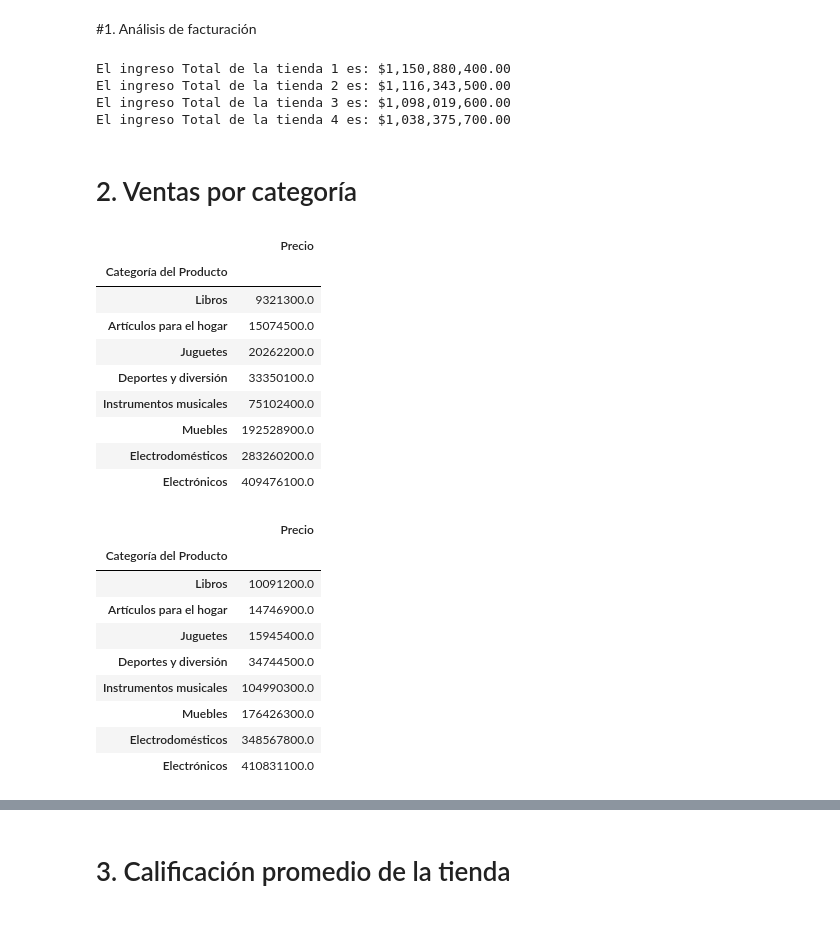
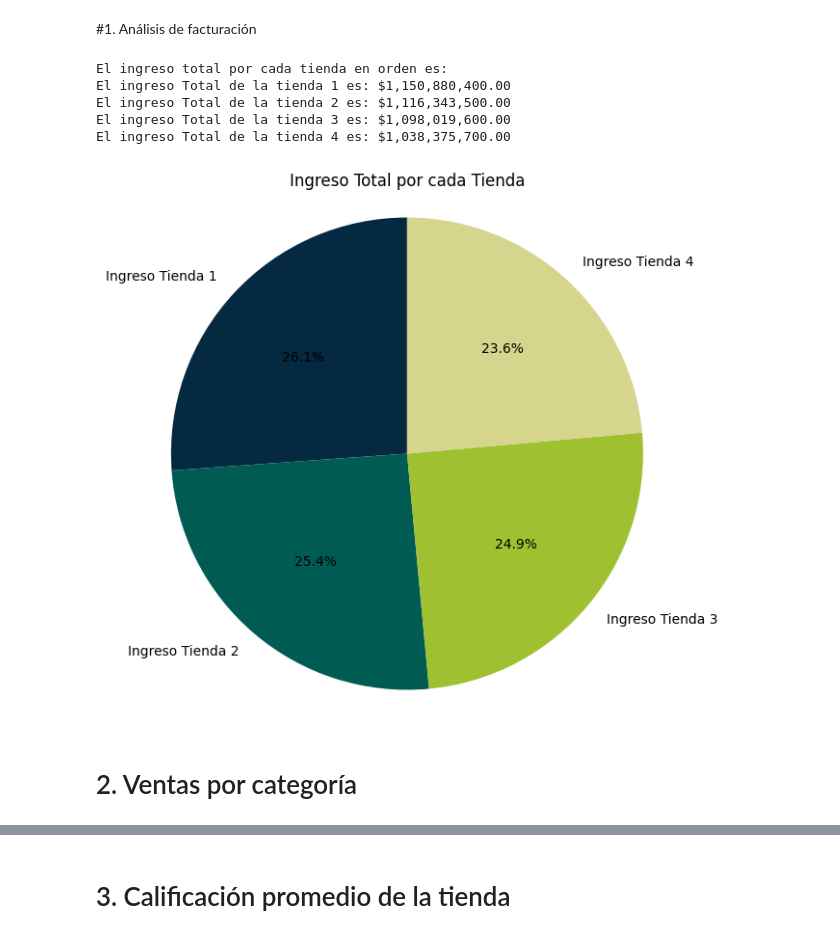
Before and after one commit to Luis-stack-create/challenge-data-science, a Jupyter notebook: Challengue_data_science.ipynb, the cells around one changed output, grey strips where cells are left out. Cells and saved outputs as stored; diff of their text form; code cells hidden in the pictures.

```diff
--- a/Challengue_data_science.ipynb
+++ b/Challengue_data_science.ipynb
@@ -120,43 +120,30 @@ ingreso_total_tienda1=tienda1['Precio'].sum()
 ingreso_total_tienda2=tienda2['Precio'].sum()
 ingreso_total_tienda3=tienda3['Precio'].sum()
 ingreso_total_tienda4=tienda4['Precio'].sum()
+print("El ingreso total por cada tienda en orden es:")
 print(f"El ingreso Total de la tienda 1 es: ${ingreso_total_tienda1:,.2f}")
 print(f"El ingreso Total de la tienda 2 es: ${ingreso_total_tienda2:,.2f}")
 print(f"El ingreso Total de la tienda 3 es: ${ingreso_total_tienda3:,.2f}")
 print(f"El ingreso Total de la tienda 4 es: ${ingreso_total_tienda4:,.2f}")
 # %% [output]
+El ingreso total por cada tienda en orden es:
 El ingreso Total de la tienda 1 es: $1,150,880,400.00
 El ingreso Total de la tienda 2 es: $1,116,343,500.00
 El ingreso Total de la tienda 3 es: $1,098,019,600.00
 El ingreso Total de la tienda 4 es: $1,038,375,700.00
+# %%
+import matplotlib.pyplot as plt
+
+ingresos = [ingreso_total_tienda1, ingreso_total_tienda2, ingreso_total_tienda3, ingreso_total_tienda4]
+tiendas = ['Ingreso Tienda 1', 'Ingreso Tienda 2', 'Ingreso Tienda 3', 'Ingreso Tienda 4']
+
+# Crear gráfico de pastel
+plt.figure(figsize=(8, 7))
+plt.pie(ingresos, labels=tiendas, autopct='%1.1f%%', startangle=90, colors=['#042940','#005C53','#9FC131','#D6D58E'])
+plt.title('Ingreso Total por cada Tienda')
+plt.axis('equal')
+plt.show()
+# %% [output]
+[figure, added]
 # %% [markdown]
 # 2. Ventas por categoría
-# %%
-tienda1.groupby('Categoría del Producto')[['Precio' ]].sum().sort_values('Precio')
-tienda2.groupby('Categoría del Producto')[['Precio' ]].sum().sort_values('Precio')
-tienda3.groupby('Categoría del Producto')[['Precio' ]].sum().sort_values('Precio')
-tienda4.groupby('Categoría del Producto')[['Precio' ]].sum().sort_values('Precio')
-# %% [output]
-|  | Precio |
-| Categoría del Producto |  |
-| Libros | 9321300.0 |
-| Artículos para el hogar | 15074500.0 |
-| Juguetes | 20262200.0 |
-| Deportes y diversión | 33350100.0 |
-| Instrumentos musicales | 75102400.0 |
-| Muebles | 192528900.0 |
-| Electrodomésticos | 283260200.0 |
-| Electrónicos | 409476100.0 |
-# %%
-tienda2.groupby('Categoría del Producto')[['Precio' ]].sum().sort_values('Precio')
-# %% [output]
-|  | Precio |
-| Categoría del Producto |  |
-| Libros | 10091200.0 |
-| Artículos para el hogar | 14746900.0 |
-| Juguetes | 15945400.0 |
-| Deportes y diversión | 34744500.0 |
-| Instrumentos musicales | 104990300.0 |
-| Muebles | 176426300.0 |
-| Electrodomésticos | 348567800.0 |
-| Electrónicos | 410831100.0 |
```
Also changed, not shown: parts of 6 cells of this notebook.
